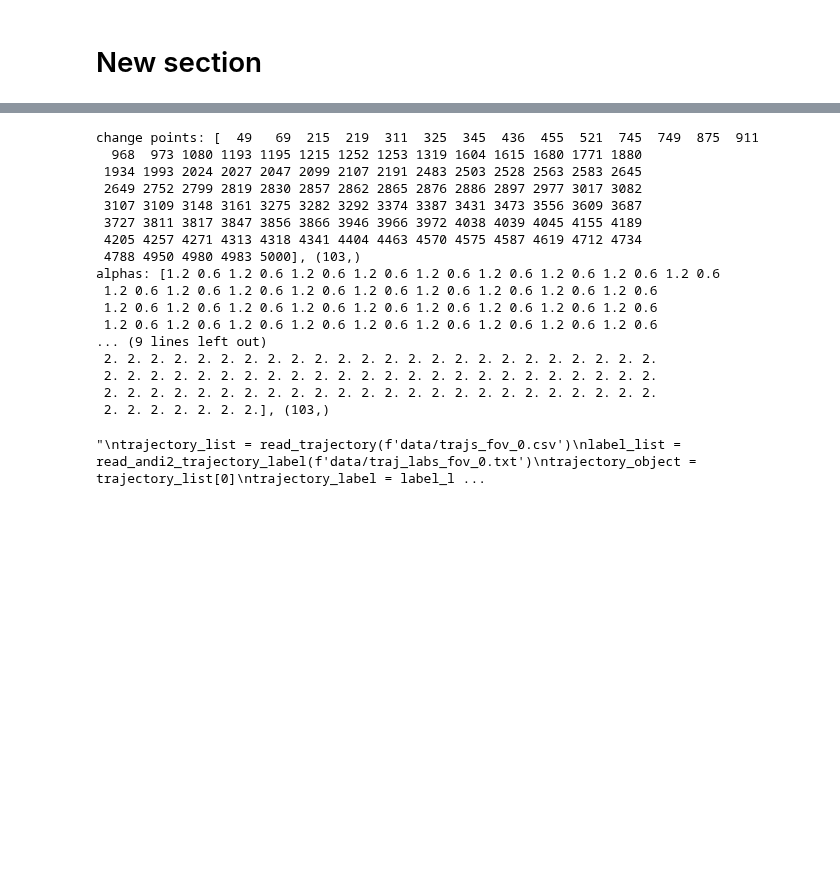
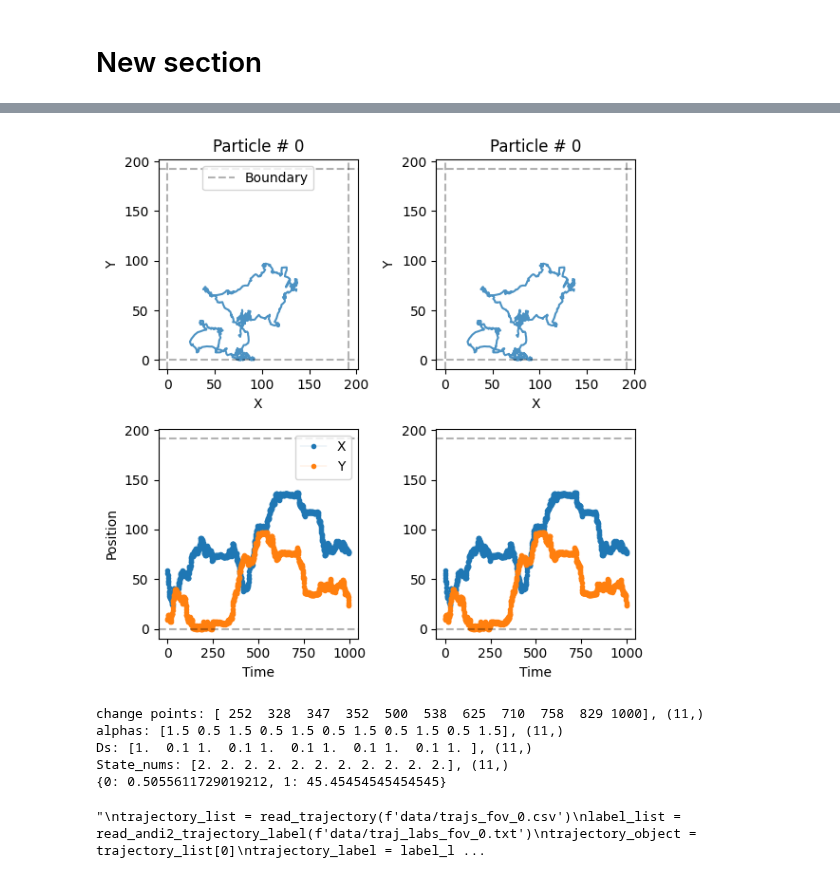
Before and after one commit to JunwooParkSaribu/SPT_a, a Jupyter notebook: analysis_modeling/training_sample.ipynb, the cells around one changed output, grey strips where cells are left out. Drawn from its saved outputs; the diff is of its cells as text; code cells hidden in the pictures; blank space fills up the shorter version.

```diff
--- a/analysis_modeling/training_sample.ipynb
+++ b/analysis_modeling/training_sample.ipynb
@@ -42,44 +43,35 @@ BATCH_SIZE=128
 # %%
 N=1
-T=5000
+T=1000
 L = 1.5*128
-dict_model1 = {'model': 'multi_state',
-               'L': L,
-               'Ds': [[0.5, 0.0], [0.5, 0.0]],
-              'alphas': [1.2, 0.8]}
-dict_all = [dict_model1]
 # %%
 trajs_model, labels_model = models_phenom().multi_state(N=N,
                                                         L=L,
                                                         T=T,
-                                                        alphas=[0.6, 1.2],  # Fixed alpha for each state
-                                                        Ds=[[0.1, 0.0], [0.1, 0.0]],# Mean and variance of each state
-                                                        M=[[0.98, 0.02], [0.02, 0.98]]
+                                                        alphas=[0.5, 1.5],  # Fixed alpha for each state
+                                                        Ds=[[0.1, 0.0], [1.0, 0.0]],# Mean and variance of each state
+                                                        M=[[0.99, 0.01], [0.01, 0.99]]
                                                        )
+plot_trajs(trajs_model, L, N, num_to_plot =2)
+# %% [output]
+[figure, added]
 # %%
 changepoints, alphas, Ds, state_num = label_continuous_to_list(labels_model[:, 0, :])
 print(f'change points: {changepoints}, {changepoints.shape}')
 print(f'alphas: {alphas}, {alphas.shape}')
 print(f'Ds: {Ds}, {Ds.shape}')
 print(f'State_nums: {state_num}, {state_num.shape}')
+
+weight_for_0 = (1 / (T-len(changepoints))) * (T / 2.0)
+weight_for_1 = (1 / len(changepoints) * (T / 2.0))
+CLASS_WEIGHT = {0: weight_for_0, 1: weight_for_1}
+print(CLASS_WEIGHT)
 # %% [output]
-change points: [  49   69  215  219  311  325  345  436  455  521  745  749  875  911
-  968  973 1080 1193 1195 1215 1252 1253 1319 1604 1615 1680 1771 1880
- 1934 1993 2024 2027 2047 2099 2107 2191 2483 2503 2528 2563 2583 2645
- 2649 2752 2799 2819 2830 2857 2862 2865 2876 2886 2897 2977 3017 3082
- 3107 3109 3148 3161 3275 3282 3292 3374 3387 3431 3473 3556 3609 3687
- 3727 3811 3817 3847 3856 3866 3946 3966 3972 4038 4039 4045 4155 4189
- 4205 4257 4271 4313 4318 4341 4404 4463 4570 4575 4587 4619 4712 4734
- 4788 4950 4980 4983 5000], (103,)
-alphas: [1.2 0.6 1.2 0.6 1.2 0.6 1.2 0.6 1.2 0.6 1.2 0.6 1.2 0.6 1.2 0.6 1.2 0.6
- 1.2 0.6 1.2 0.6 1.2 0.6 1.2 0.6 1.2 0.6 1.2 0.6 1.2 0.6 1.2 0.6 1.2 0.6
- 1.2 0.6 1.2 0.6 1.2 0.6 1.2 0.6 1.2 0.6 1.2 0.6 1.2 0.6 1.2 0.6 1.2 0.6
- 1.2 0.6 1.2 0.6 1.2 0.6 1.2 0.6 1.2 0.6 1.2 0.6 1.2 0.6 1.2 0.6 1.2 0.6
-... (9 lines left out)
- 2. 2. 2. 2. 2. 2. 2. 2. 2. 2. 2. 2. 2. 2. 2. 2. 2. 2. 2. 2. 2. 2. 2. 2.
- 2. 2. 2. 2. 2. 2. 2. 2. 2. 2. 2. 2. 2. 2. 2. 2. 2. 2. 2. 2. 2. 2. 2. 2.
- 2. 2. 2. 2. 2. 2. 2. 2. 2. 2. 2. 2. 2. 2. 2. 2. 2. 2. 2. 2. 2. 2. 2. 2.
- 2. 2. 2. 2. 2. 2. 2.], (103,)
+change points: [ 252  328  347  352  500  538  625  710  758  829 1000], (11,)
+alphas: [1.5 0.5 1.5 0.5 1.5 0.5 1.5 0.5 1.5 0.5 1.5], (11,)
+Ds: [1.  0.1 1.  0.1 1.  0.1 1.  0.1 1.  0.1 1. ], (11,)
+State_nums: [2. 2. 2. 2. 2. 2. 2. 2. 2. 2. 2.], (11,)
+{0: 0.5055611729019212, 1: 45.45454545454545}
 # %%
 xs = trajs_model[:, 0, 0]
 ys = trajs_model[:, 0, 1]
```
Also changed, not shown: parts of 18 cells of this notebook.
